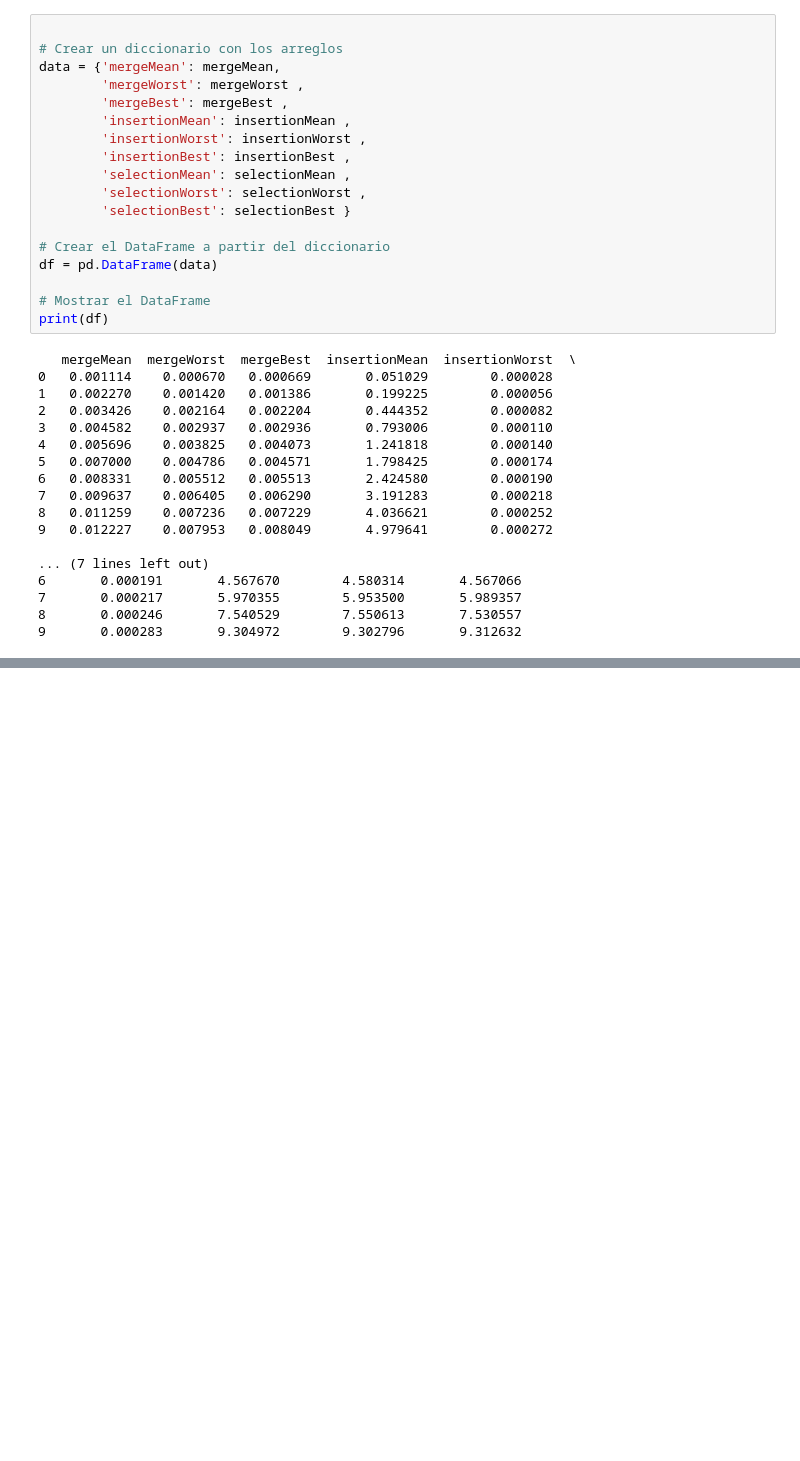
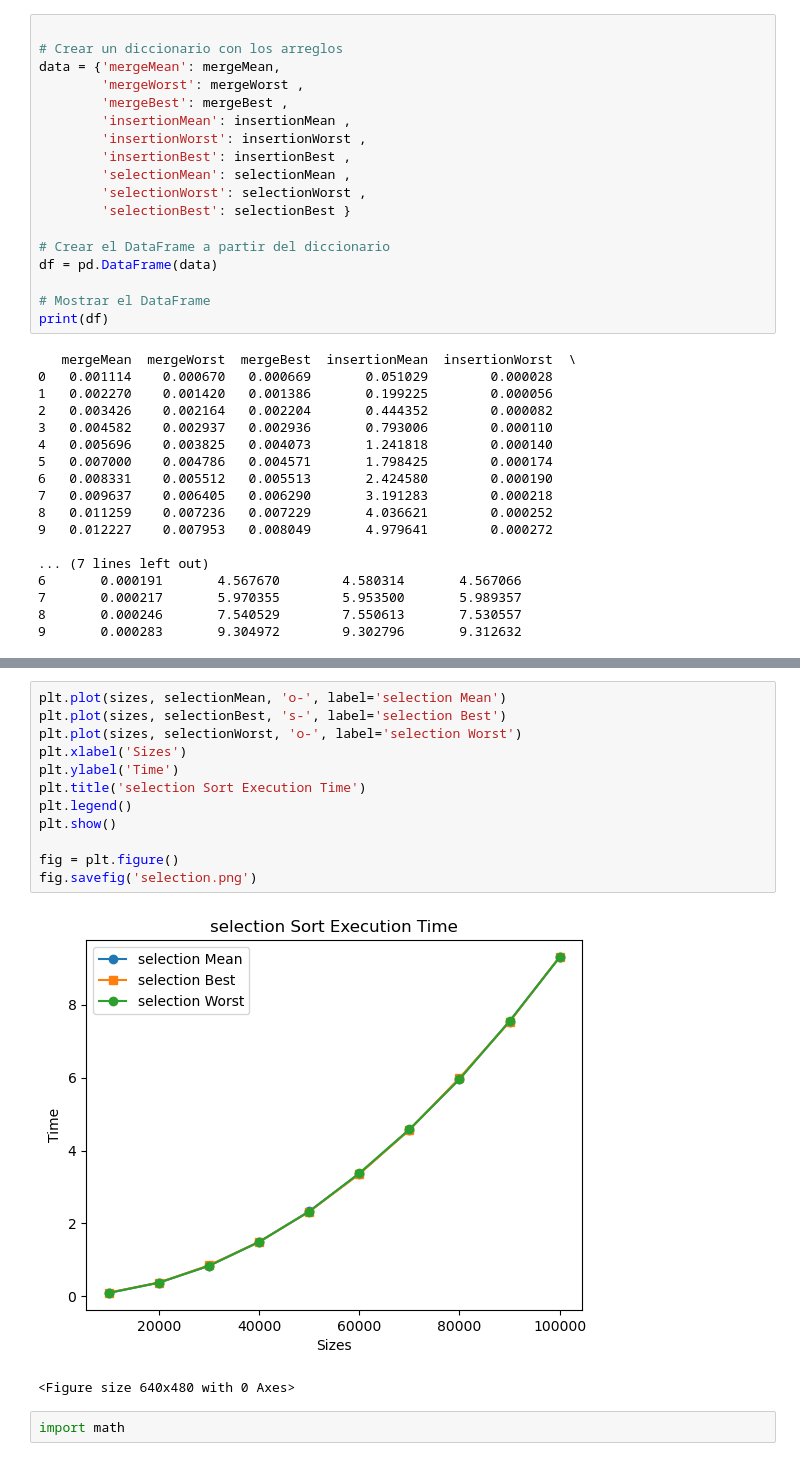
Before and after one commit to chelseadz/sortingAnalysis, a Jupyter notebook: graphs/graphs.ipynb, the cells around one changed output, grey strips where cells are left out. Saved outputs shown, nothing was run; the diff lists cells and outputs as text; blank space fills up the shorter version.

```diff
--- a/graphs/graphs.ipynb
+++ b/graphs/graphs.ipynb
@@ -133,0 +189,17 @@ print(df)
+# %%
+plt.plot(sizes, selectionMean, 'o-', label='selection Mean')
+plt.plot(sizes, selectionBest, 's-', label='selection Best')
+plt.plot(sizes, selectionWorst, 'o-', label='selection Worst')
+plt.xlabel('Sizes')
+plt.ylabel('Time')
+plt.title('selection Sort Execution Time')
+plt.legend()
+plt.show()
+
+fig = plt.figure()
+fig.savefig('selection.png')
+# %% [output]
+[figure, added]
+<Figure size 640x480 with 0 Axes>
+# %%
+import math
```
Also changed, not shown: parts of 7 cells of this notebook, 6 other files.
